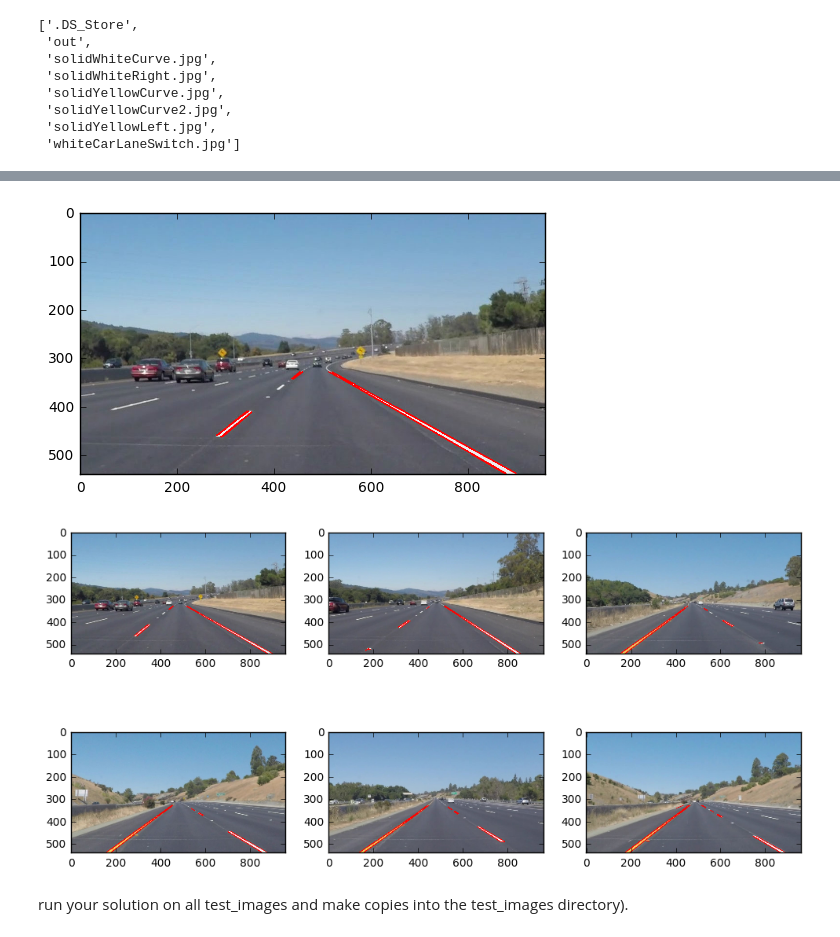
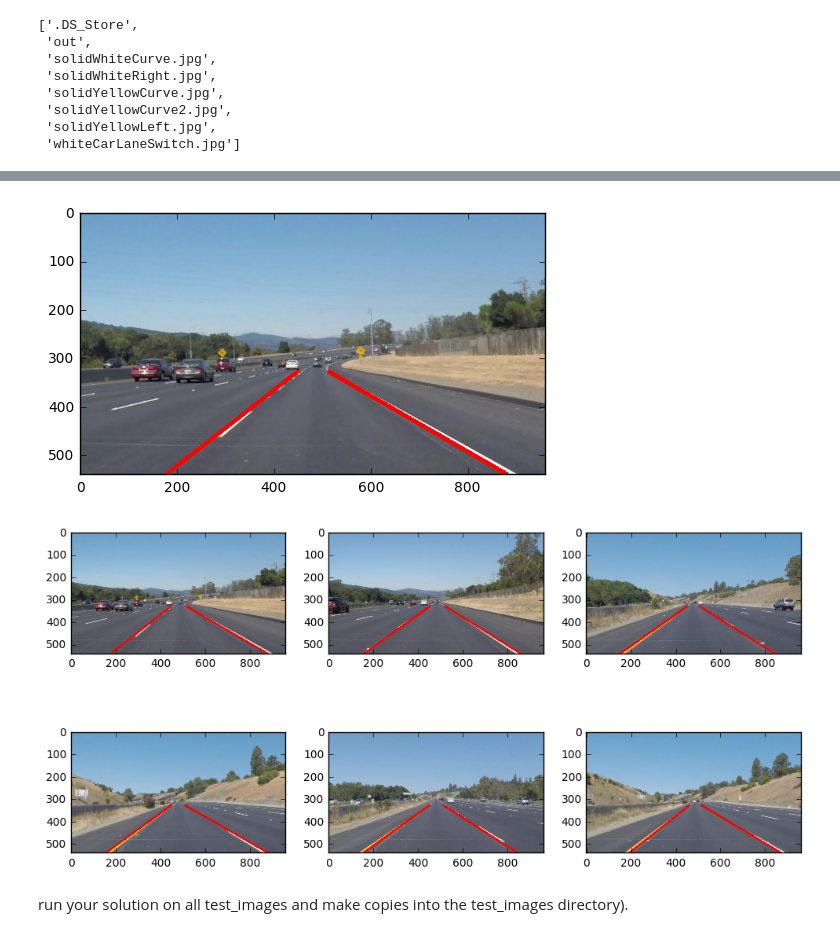
Before and after one commit to gawy/CarND-LaneLines-P1, a Jupyter notebook: P1.ipynb, the cells around one changed output, grey strips where cells are left out. Drawn from its saved outputs; the diff is of its cells as text; code cells hidden in the pictures.

Commit message:
Extrapolation to get solid lines
- added basig segmentation of lines
- extrapolation based on open CV fitline

```diff
--- a/P1.ipynb
+++ b/P1.ipynb
@@ -185,7 +274,15 @@ def linesOnImage(image):
     # get edges from the image. Apply Canny filter
     imEdges = cv2.Canny(imBlured, 150, 50)
 
-    # apply vision-region mask
+    # Apply vision-region mask
+    # Note: this way of defining region is not very reliable
+    # Any shift of a car can cause in missing lines ("blindness")
+    # First my solution had a very focused region
+    # but than I decided to extend it to max acceptable values
+    # to prevent feature cutting.
+    # This may potentially add lines outside of main lane but that should not be a problem for detecting lane itself
+
+    # UPDATE 1: relative zoning (a bit better than constants)
     h, w, _ = image.shape
     #print('{:d} - {:d}'.format(h, w))
 
@@ -200,20 +297,14 @@ def linesOnImage(image):
     #print(vertices.shape)
     imRegioned = region_of_interest(imEdges, vertices)
 
-    # Note: this way of defining region is not very reliable
-    # Any shift of a car can cause in missing lines ("blindness")
-    # First my solution had a very focused region
-    # but than I decided to extend it to max acceptable values
-    # to prevent feature cutting.
-    # This may potentially add lines outside of main lane but that should not be a problem for detecting lane itself
-
-    # UPDATE 1: relative zoning (a bit better than constants)
-
 
     # find lines on Canny image
 
     lines = cv2.HoughLinesP(imRegioned, 1, math.pi / 180, 11, minLineLength = 14, maxLineGap = 7)
-    draw_lines(image, lines)
+
+    # Adding extrapolation for lines. For future worth optimizing data types to avoid conversions
+    extraLines = extrapolateLines(lines.reshape((lines.shape[0],4)), regTopY, h)
+    draw_lines(image, extraLines.reshape((extraLines.shape[0],1,4)), thickness=7)
 
     return image
 
@@ -221,35 +312,35 @@ testImages = os.listdir("test_images/")
 
 def filterNonImageFiles(files):
     res = []
     imageExts = ['.png', '.jpg', '.jpeg']
     for im in files:
         for ext in imageExts:
 #            print(im + "  " + im[-len(ext):])
             if (im[-len(ext):] == ext):
                 res.append(im)
     return res
 
 testImages = filterNonImageFiles(testImages)
 
 # plot one image in larger size (for better details)
 img = mpimg.imread("test_images/" + testImages[0])
 resImg = linesOnImage(img)
 plt.imshow(resImg, cmap='Greys_r')
 plt.show()
 
 # Plot all images for validation purposes
 pltIdx = 1
 plt.figure(figsize=(12,6))
 for imPath in testImages:
     img = mpimg.imread("test_images/" + imPath)
     resImg = linesOnImage(img)
     plt.subplot(2, 3, pltIdx)
     pltIdx += 1
     plt.imshow(resImg, cmap='Greys_r')
 plt.show()
 # %% [output]
-[figure, old version]
+[figure, new version]
-[figure, old version]
+[figure, new version]
 # %% [markdown]
 run your solution on all test_images and make copies into the test_images directory).
 # %%
```
Also changed, not shown: parts of 6 cells of this notebook.
